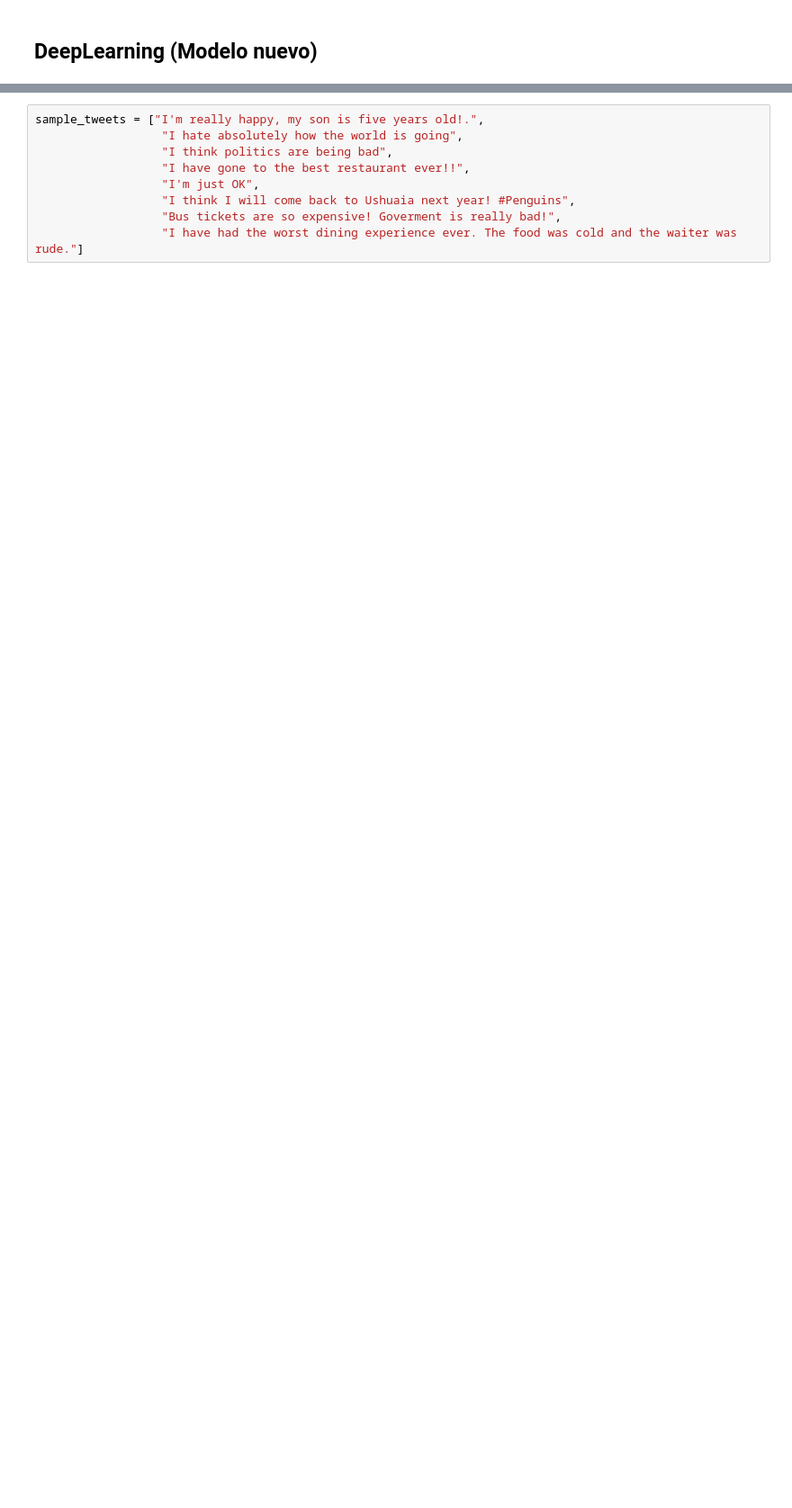
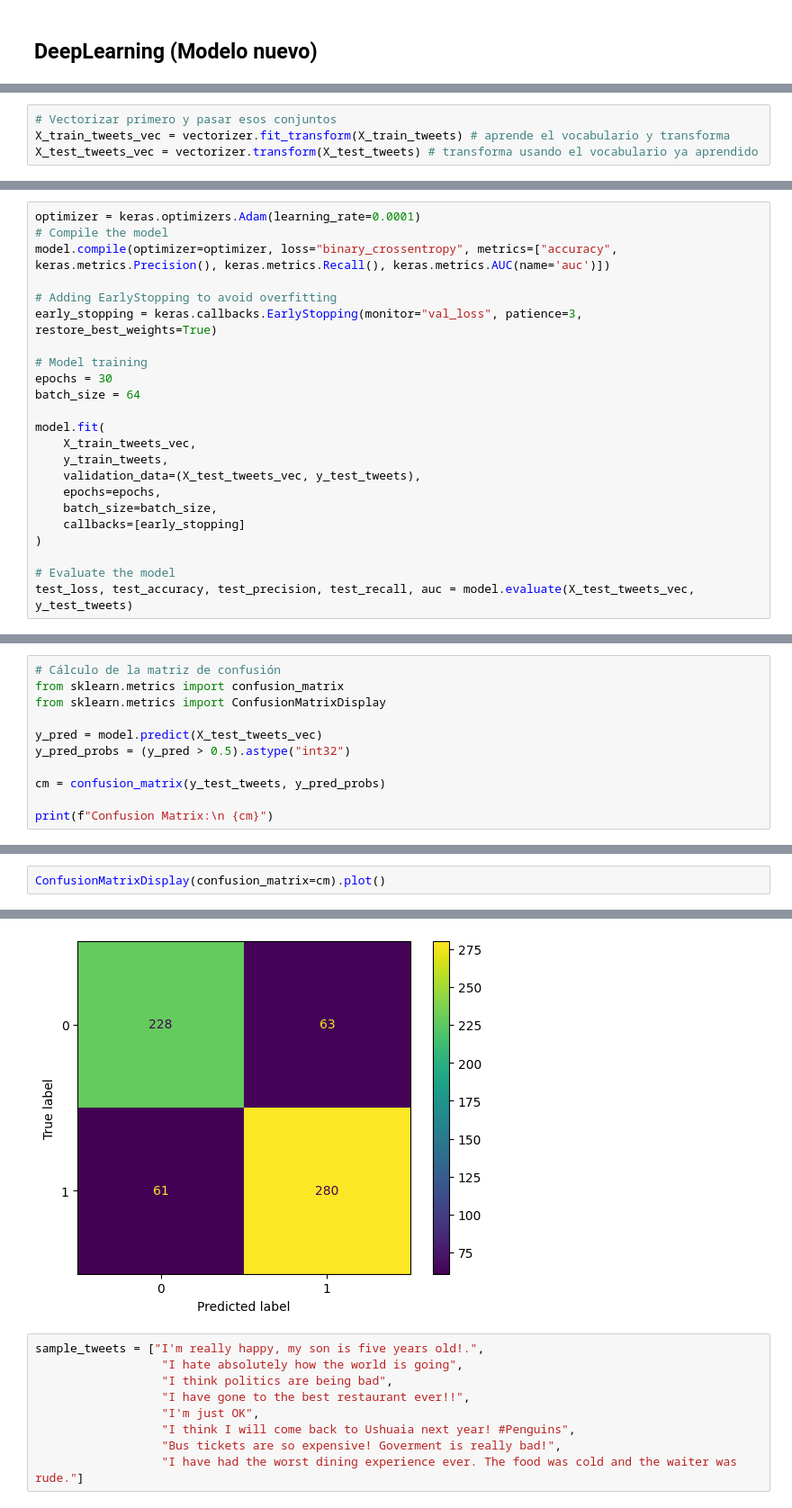
Before and after one commit to Vialesoft/Vialesoft_Devlab, a Jupyter notebook: Cursos/DataScienceIII/Proyecto_Final_2/TextAnalysis.ipynb, the cells around one changed output, grey strips where cells are left out. Shown at 90% size. Drawn from its saved outputs; the diff is of its cells as text; blank space fills up the shorter version.

Commit message:
Finish personalized model

```diff
--- a/Cursos/DataScienceIII/Proyecto_Final_2/TextAnalysis.ipynb
+++ b/Cursos/DataScienceIII/Proyecto_Final_2/TextAnalysis.ipynb
@@ -1040,0 +1054,4 @@ Confusion:
+# %%
+# Vectorizar primero y pasar esos conjuntos
+X_train_tweets_vec = vectorizer.fit_transform(X_train_tweets) # aprende el vocabulario y transforma
+X_test_tweets_vec = vectorizer.transform(X_test_tweets) # transforma usando el vocabulario ya aprendido
@@ -1040,0 +1095,23 @@ Confusion:
+# %%
+optimizer = keras.optimizers.Adam(learning_rate=0.0001)
+# Compile the model
+model.compile(optimizer=optimizer, loss="binary_crossentropy", metrics=["accuracy", keras.metrics.Precision(), keras.metrics.Recall(), keras.metrics.AUC(name='auc')])
+
+# Adding EarlyStopping to avoid overfitting
+early_stopping = keras.callbacks.EarlyStopping(monitor="val_loss", patience=3, restore_best_weights=True)
+
+# Model training
+epochs = 30
+batch_size = 64
+
+model.fit(
+    X_train_tweets_vec,
+    y_train_tweets,
+    validation_data=(X_test_tweets_vec, y_test_tweets),
+    epochs=epochs,
+    batch_size=batch_size,
+    callbacks=[early_stopping]
+)
+
+# Evaluate the model
+test_loss, test_accuracy, test_precision, test_recall, auc = model.evaluate(X_test_tweets_vec, y_test_tweets)
@@ -1040,0 +1142,11 @@ Confusion:
+# %%
+# Cálculo de la matriz de confusión
+from sklearn.metrics import confusion_matrix
+from sklearn.metrics import ConfusionMatrixDisplay
+
+y_pred = model.predict(X_test_tweets_vec)
+y_pred_probs = (y_pred > 0.5).astype("int32")
+
+cm = confusion_matrix(y_test_tweets, y_pred_probs)
+
+print(f"Confusion Matrix:\n {cm}")
@@ -1040,0 +1158,3 @@ Confusion:
+# %%
+ConfusionMatrixDisplay(confusion_matrix=cm).plot()
+# %% [output]
@@ -1041,3 +1162,4 @@ Confusion:
+[figure, added]
 # %%
 sample_tweets = ["I'm really happy, my son is five years old!.",
                   "I hate absolutely how the world is going",
```
Also changed, not shown: parts of 18 cells of this notebook.
